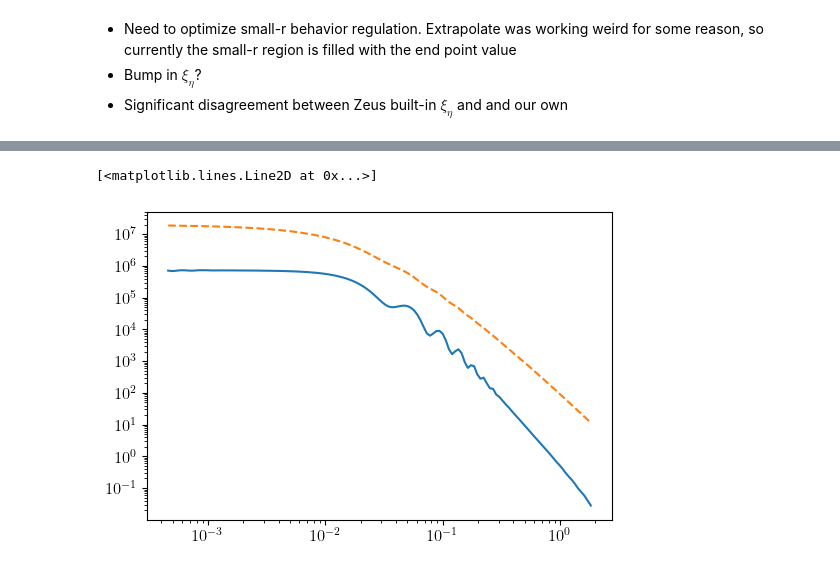
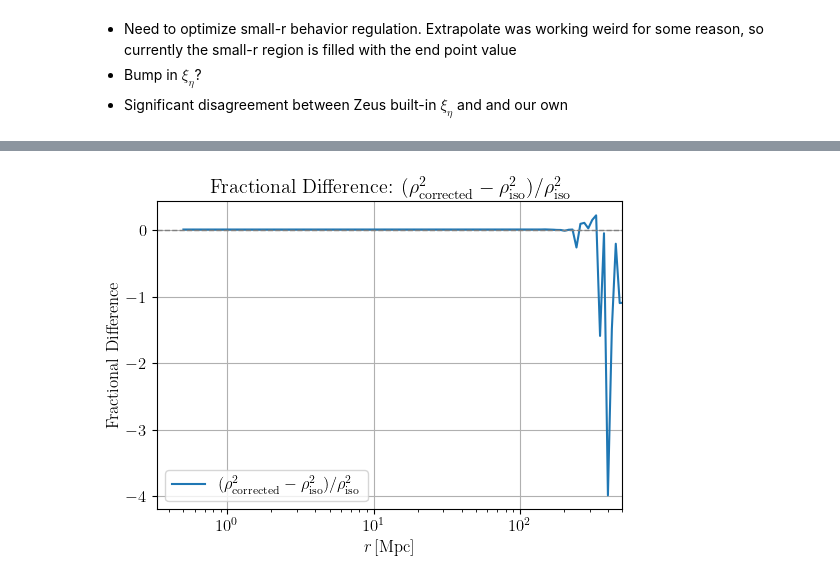
Before and after one commit to ryanyrzh/Zeus21, a Jupyter notebook: aniso_tests/xi_eta_aniso.ipynb, the cells around one changed output, grey strips where cells are left out. Cells and saved outputs as stored; diff of their text form; code cells hidden in the pictures.

```diff
--- a/aniso_tests/xi_eta_aniso.ipynb
+++ b/aniso_tests/xi_eta_aniso.ipynb
@@ -75,14 +61,15 @@ ax.legend()
-# %%
-klist = CorrFClass._klistCF
-P_eta_zeus = CorrFClass._PkEtaCF
-
-P_zeus = CorrFClass._PklinCF
-P_eta_ours = P_zeus / klist
-
-fig, ax = plt.subplots(1, 1, figsize=(6, 4))
-ax.loglog(klist, P_eta_zeus, label=r'$P_{\eta}(k)$')
-ax.loglog(klist, P_eta_ours, label=r'$P_{\eta,\mathrm{ours}}(k)$', linestyle='--')
-# ax.set_xbound(0, 5)
-# %% [output]
-[<matplotlib.lines.Line2D at 0x...>]
-[figure, removed]
+# %%
+rho_frac_diff = (rho_sq_corrected - rho_sq) / rho_sq
+
+plt.figure(figsize=(6,4))
+plt.plot(r_list, rho_frac_diff, label=r'$(\rho^2_{\mathrm{corrected}}-\rho^2_{\mathrm{iso}}) / \rho^2_{\mathrm{iso}}$')
+plt.xlabel(r'$r\, [\mathrm{Mpc}]$')
+plt.ylabel('Fractional Difference')
+plt.title('Fractional Difference: $(\\rho^2_{\\mathrm{corrected}}-\\rho^2_{\\mathrm{iso}})/\\rho^2_{\\mathrm{iso}}$')
+plt.axhline(0, color='gray', ls='--', lw=1)
+plt.xscale('log')
+plt.legend()
+plt.xlim(0, 500)
+plt.grid(True)
+# %% [output]
+[figure, added]
```
Also changed, not shown: parts of 7 cells of this notebook, 3 other files.
